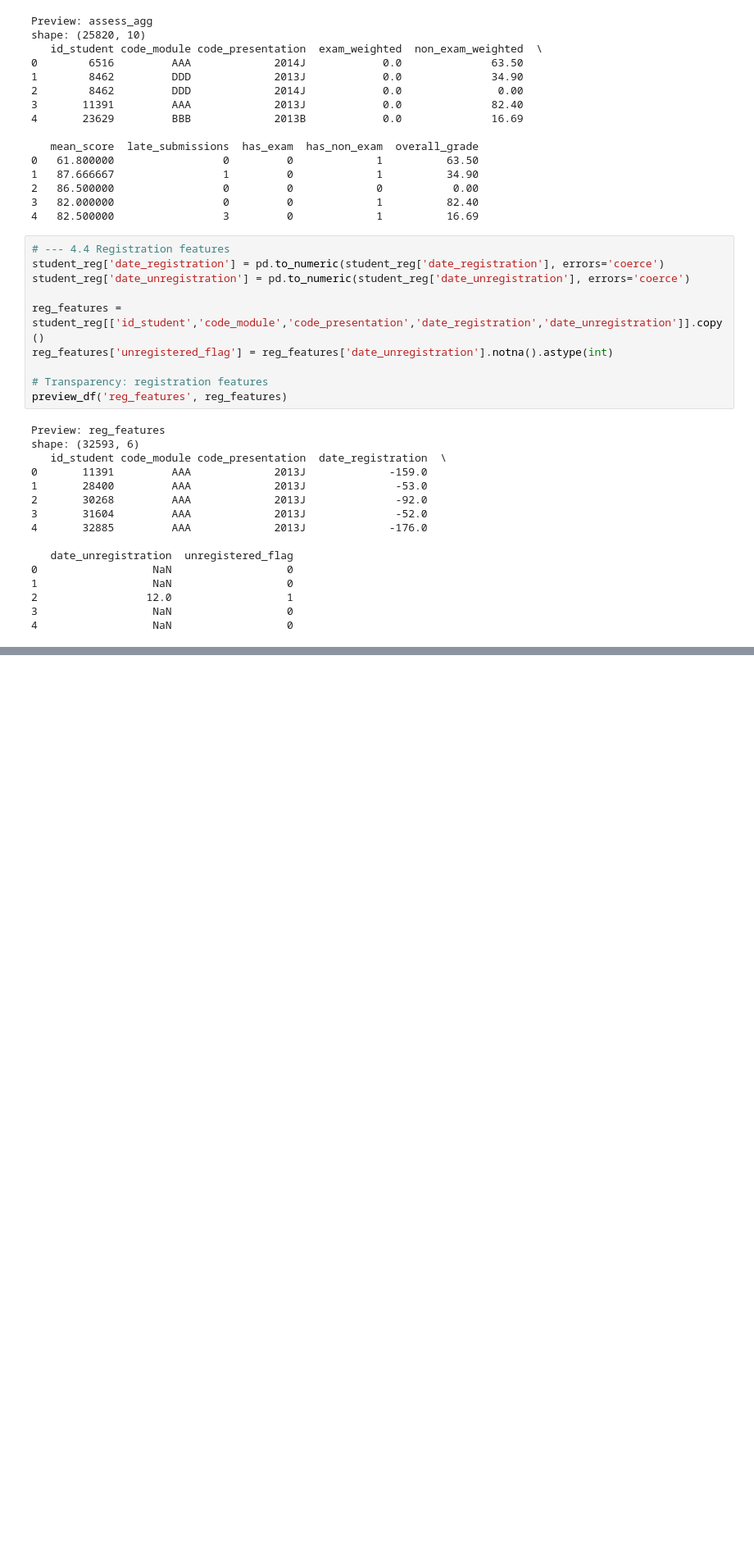
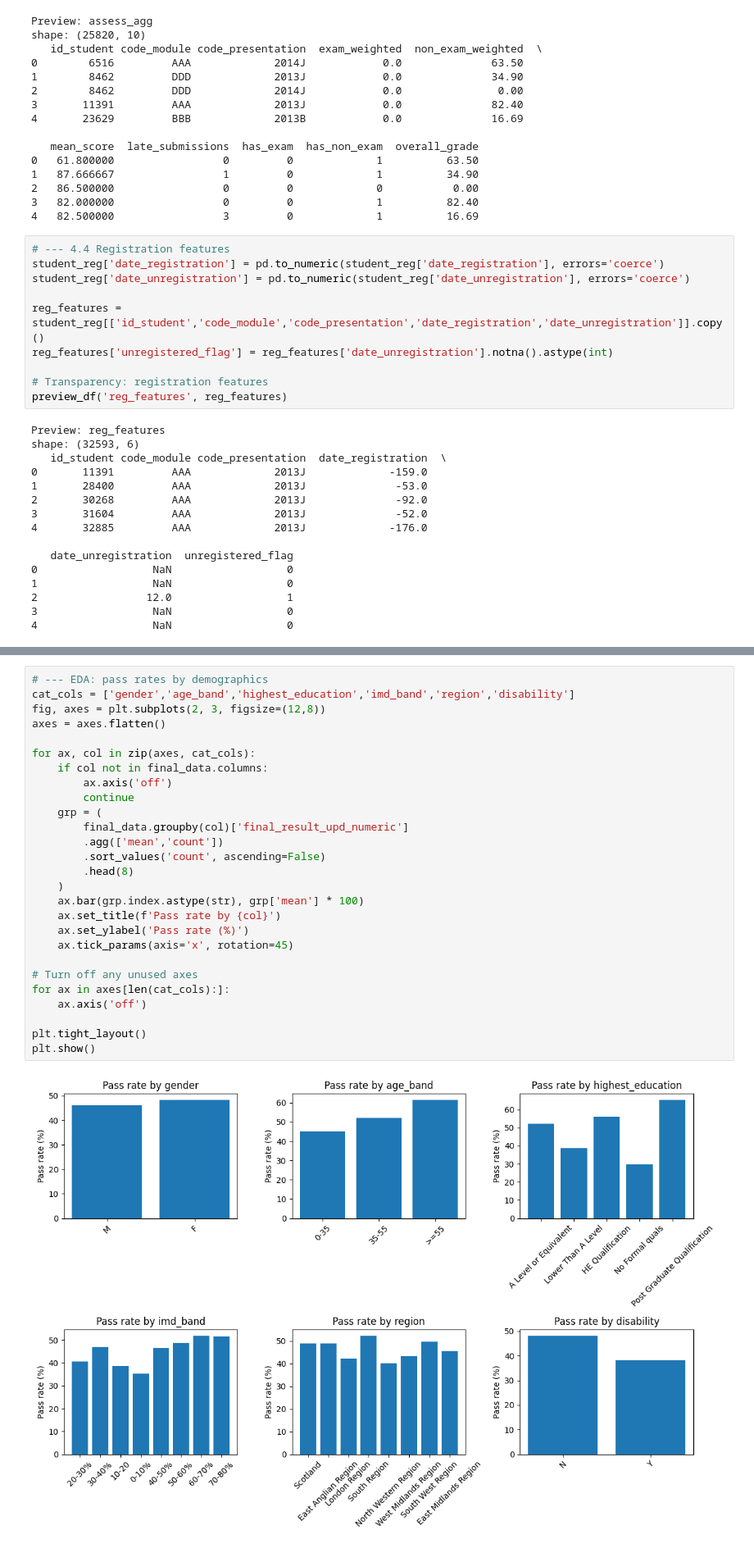
Before and after one commit to thanminh24/dbm-project, a Jupyter notebook: Prj_DBM_Final.ipynb, the cells around one changed output, grey strips where cells are left out. Shown at 82% size. Saved outputs shown, nothing was run; the diff lists cells and outputs as text; blank space fills up the shorter version.

```diff
--- a/Prj_DBM_Final.ipynb
+++ b/Prj_DBM_Final.ipynb
@@ -1073,0 +543,29 @@ The dataset is large and realistic. Future work can explore time-window features
+# %%
+# --- EDA: pass rates by demographics
+cat_cols = ['gender','age_band','highest_education','imd_band','region','disability']
+fig, axes = plt.subplots(2, 3, figsize=(12,8))
+axes = axes.flatten()
+
+for ax, col in zip(axes, cat_cols):
+    if col not in final_data.columns:
+        ax.axis('off')
+        continue
+    grp = (
+        final_data.groupby(col)['final_result_upd_numeric']
+        .agg(['mean','count'])
+        .sort_values('count', ascending=False)
+        .head(8)
+    )
+    ax.bar(grp.index.astype(str), grp['mean'] * 100)
+    ax.set_title(f'Pass rate by {col}')
+    ax.set_ylabel('Pass rate (%)')
+    ax.tick_params(axis='x', rotation=45)
+
+# Turn off any unused axes
+for ax in axes[len(cat_cols):]:
+    ax.axis('off')
+
+plt.tight_layout()
+plt.show()
+# %% [output]
+[figure, added]
```
Also changed, not shown: parts of 78 cells of this notebook, 15 other files.
